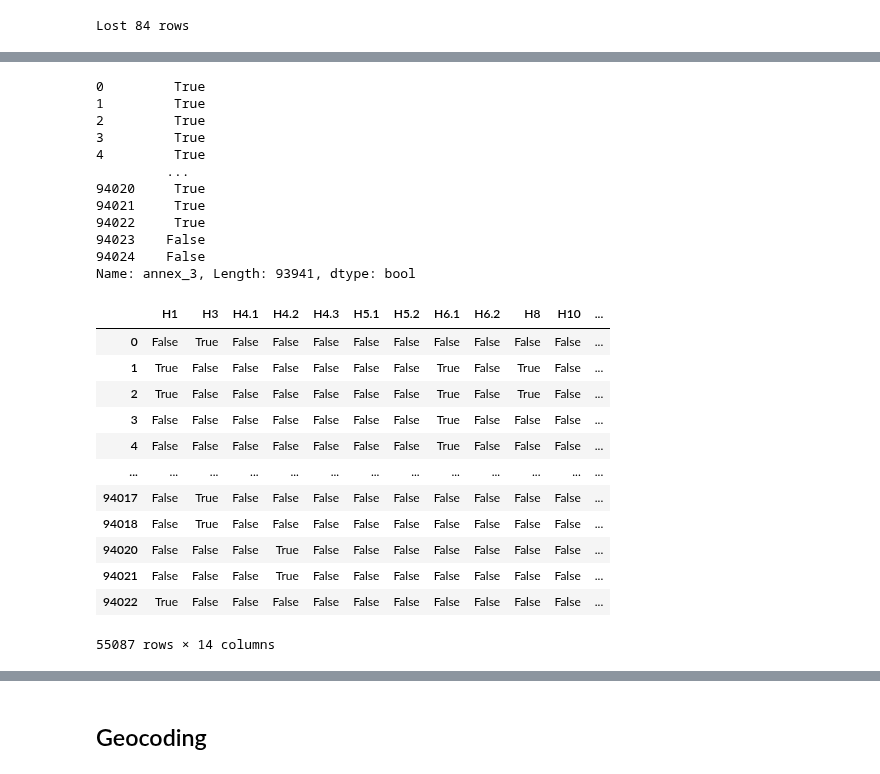
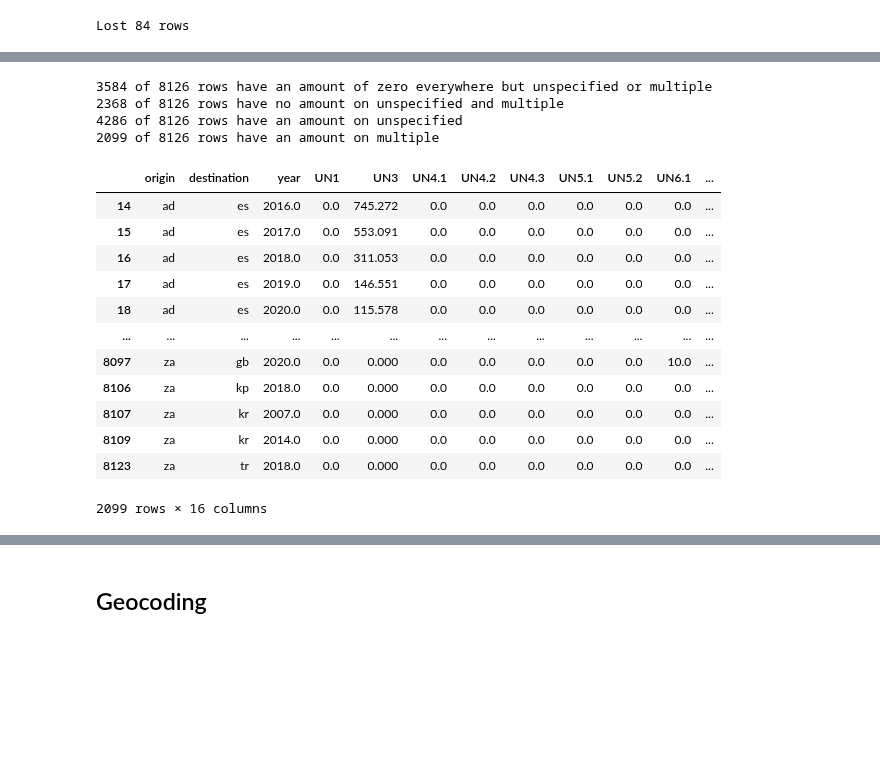
Before and after one commit to jstet/Basel_Convention_Scraper, a Jupyter notebook: data_processing/processing.ipynb, the cells around one changed output, grey strips where cells are left out. Cells and saved outputs as stored; diff of their text form; code cells hidden in the pictures; blank space fills up the shorter version.

```diff
--- a/data_processing/processing.ipynb
+++ b/data_processing/processing.ipynb
@@ -314,0 +372,26 @@ print(f" after processing {int(missing_value_df.iloc[[3]].missing) - initial_ann
+# %%
+print(f"{len(df_new[(df_new.iloc[:,3:14] == 0).all(axis=1)])} of {len(df_new)} rows have an amount of zero everywhere but unspecified or multiple")
+print(f"{len(df_new[(df_new.iloc[:,14:] == 0).all(axis=1)])} of {len(df_new)} rows have no amount on unspecified and multiple")
+print(f"{len(df_new[(df_new.iloc[:,14:15] != 0).all(axis=1)])} of {len(df_new)} rows have an amount on unspecified")
+print(f"{len(df_new[(df_new.iloc[:,15:16] != 0).all(axis=1)])} of {len(df_new)} rows have an amount on multiple")
+# %% [output]
+3584 of 8126 rows have an amount of zero everywhere but unspecified or multiple
+2368 of 8126 rows have no amount on unspecified and multiple
+4286 of 8126 rows have an amount on unspecified
+2099 of 8126 rows have an amount on multiple
+# %%
+df_new[(df_new.iloc[:,15:16] != 0).all(axis=1)]
+# %% [output]
+|  | origin | destination | year | UN1 | UN3 | UN4.1 | UN4.2 | UN4.3 | UN5.1 | UN5.2 | UN6.1 | ... |
+| 14 | ad | es | 2016.0 | 0.0 | 745.272 | 0.0 | 0.0 | 0.0 | 0.0 | 0.0 | 0.0 | ... |
+| 15 | ad | es | 2017.0 | 0.0 | 553.091 | 0.0 | 0.0 | 0.0 | 0.0 | 0.0 | 0.0 | ... |
+| 16 | ad | es | 2018.0 | 0.0 | 311.053 | 0.0 | 0.0 | 0.0 | 0.0 | 0.0 | 0.0 | ... |
+| 17 | ad | es | 2019.0 | 0.0 | 146.551 | 0.0 | 0.0 | 0.0 | 0.0 | 0.0 | 0.0 | ... |
+| 18 | ad | es | 2020.0 | 0.0 | 115.578 | 0.0 | 0.0 | 0.0 | 0.0 | 0.0 | 0.0 | ... |
+| ... | ... | ... | ... | ... | ... | ... | ... | ... | ... | ... | ... | ... |
+| 8097 | za | gb | 2020.0 | 0.0 | 0.000 | 0.0 | 0.0 | 0.0 | 0.0 | 0.0 | 10.0 | ... |
+| 8106 | za | kp | 2018.0 | 0.0 | 0.000 | 0.0 | 0.0 | 0.0 | 0.0 | 0.0 | 0.0 | ... |
+| 8107 | za | kr | 2007.0 | 0.0 | 0.000 | 0.0 | 0.0 | 0.0 | 0.0 | 0.0 | 0.0 | ... |
+| 8109 | za | kr | 2014.0 | 0.0 | 0.000 | 0.0 | 0.0 | 0.0 | 0.0 | 0.0 | 0.0 | ... |
+| 8123 | za | tr | 2018.0 | 0.0 | 0.000 | 0.0 | 0.0 | 0.0 | 0.0 | 0.0 | 0.0 | ... |
+2099 rows × 16 columns
@@ -327,16 +412,3 @@ def boolean_df(item_lists, unique_items):# Create empty dict
 # %%
-df["annex_3"].notna()
+# df["annex_3"].notna()
-# %% [output]
-0         True
-1         True
-2         True
-3         True
-4         True
-         ...
-94020     True
-94021     True
-94022     True
-94023    False
-94024    False
-Name: annex_3, Length: 93941, dtype: bool
 # %%
@@ -347,16 +418,0 @@ df_bool_un = boolean_df(df[df["UN_code"].notna()]["UN_code"], unique_items_un)
-# %%
-df_bool_h
-# %% [output]
-|  | H1 | H3 | H4.1 | H4.2 | H4.3 | H5.1 | H5.2 | H6.1 | H6.2 | H8 | H10 | ... |
-| 0 | False | True | False | False | False | False | False | False | False | False | False | ... |
-| 1 | True | False | False | False | False | False | False | True | False | True | False | ... |
-| 2 | True | False | False | False | False | False | False | True | False | True | False | ... |
-| 3 | False | False | False | False | False | False | False | True | False | False | False | ... |
-| 4 | False | False | False | False | False | False | False | True | False | False | False | ... |
-| ... | ... | ... | ... | ... | ... | ... | ... | ... | ... | ... | ... | ... |
-| 94017 | False | True | False | False | False | False | False | False | False | False | False | ... |
-| 94018 | False | True | False | False | False | False | False | False | False | False | False | ... |
-| 94020 | False | False | False | True | False | False | False | False | False | False | False | ... |
-| 94021 | False | False | False | True | False | False | False | False | False | False | False | ... |
-| 94022 | True | False | False | False | False | False | False | False | False | False | False | ... |
-55087 rows × 14 columns
```
Also changed, not shown: parts of 28 cells of this notebook, 1 other file.
